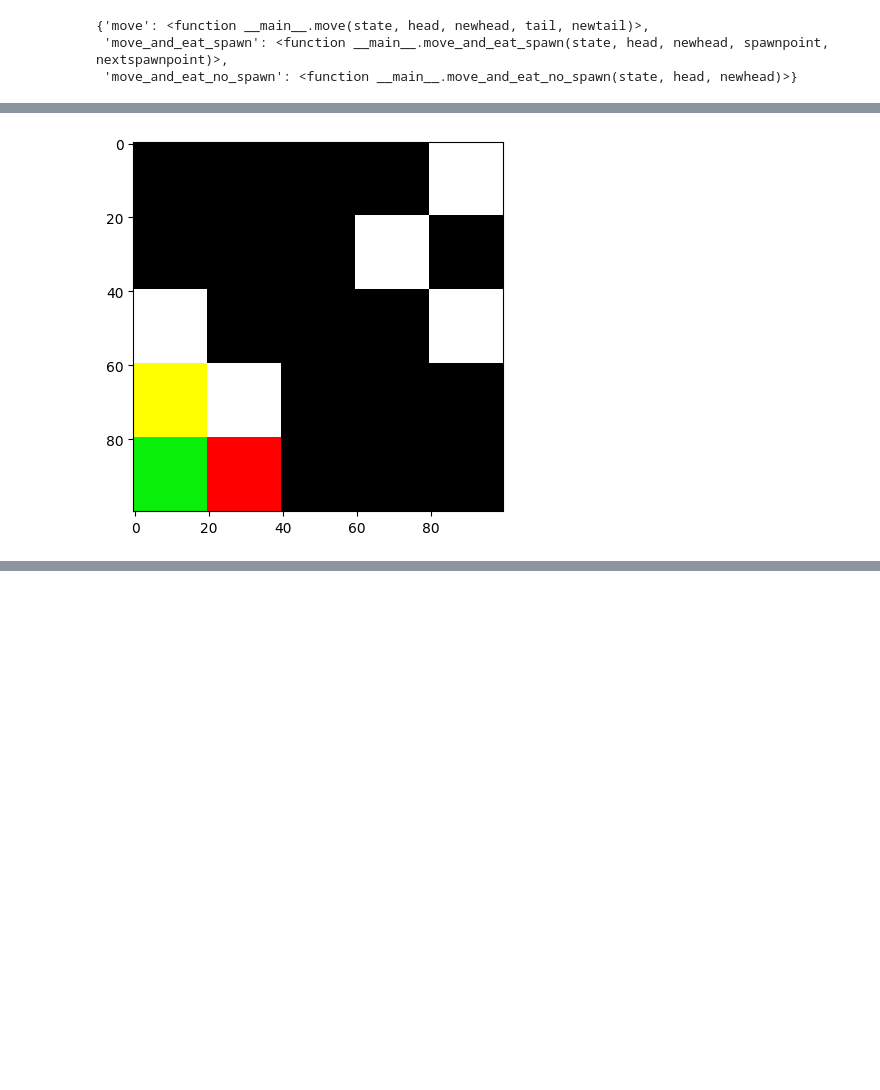
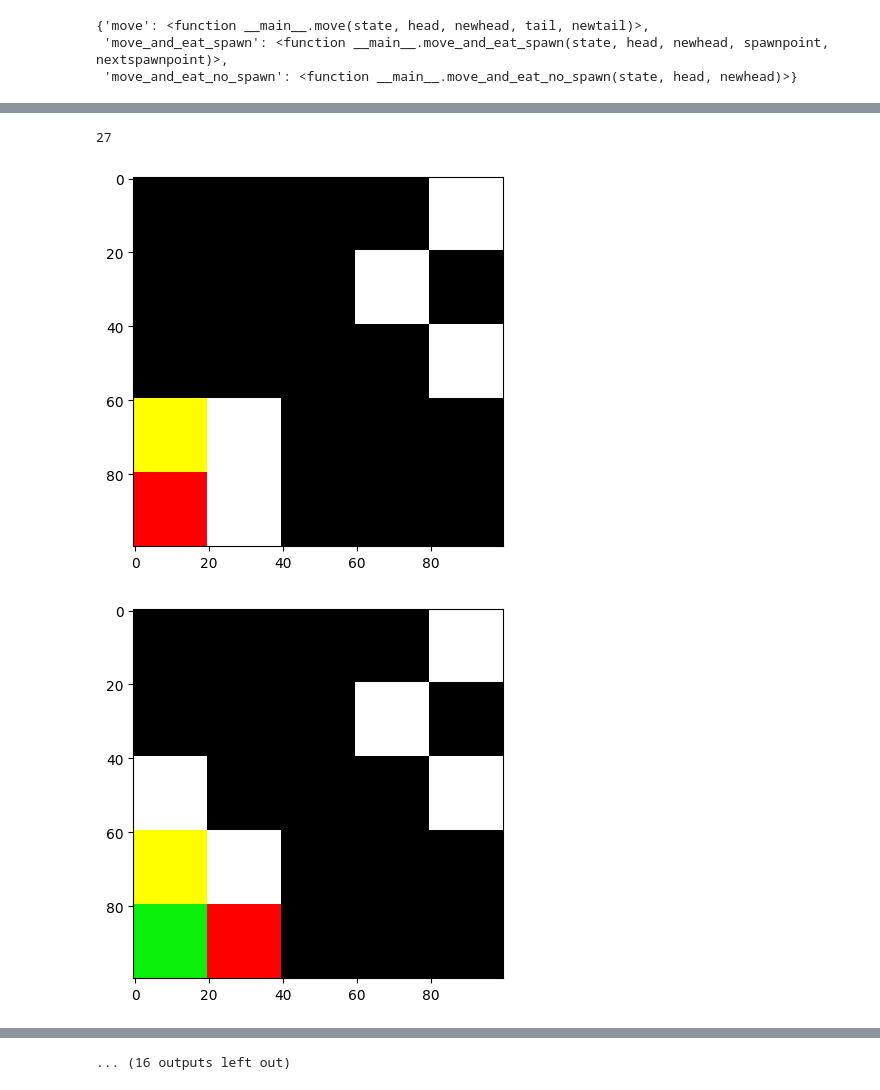
Before and after one commit to Vincent-La/cmsc722_project, a Jupyter notebook: snake_htn_planner.ipynb, the cells around one changed output, grey strips where cells are left out. Cells and saved outputs as stored; diff of their text form; code cells hidden in the pictures; blank space fills up the shorter version.

```diff
--- a/snake_htn_planner.ipynb
+++ b/snake_htn_planner.ipynb
@@ -158,6 +162,7 @@ State('rigid relations', types={'coord': ['pos0-0', 'pos0-1', 'pos0-2', 'pos0-3'
 # define initial state for p01
 if problem_name == "PDDLEnvSnake-v0":
     initial = gtpyhop.State('state0')
+    initial.grid_size = size
 
     # point adjacency relations
     isadjacent = {'dummypoint': []}
@@ -444,21 +602,21 @@ if problem_name == "PDDLEnvSnake-v0":
 
     multigoal = gtpyhop.Multigoal('multigoal')
     multigoal.ispoint = {
-        # 'pos0-4': None,
-        # 'pos3-1': None,
-        # 'pos1-3': None,
-        # 'pos2-4': None,
+        'pos0-4': False,
+        'pos3-1': False,
+        'pos1-3': False,
+        'pos2-4': False,
         'pos4-1': False,
-        # 'pos2-0': None,
-        # 'pos1-4': None,
-        # 'pos1-1': None,
-        # 'pos0-1': None,
-        # 'pos3-3': None,
-        # 'pos4-2': None,
-        # 'pos3-4': None,
-        # 'pos0-0': None,
-        # 'pos1-2': None,
-        # 'pos1-0': None,
+        'pos2-0': False,
+        'pos1-4': False,
+        'pos1-1': False,
+        'pos0-1': False,
+        'pos3-3': False,
+        'pos4-2': False,
+        'pos3-4': False,
+        'pos0-0': False,
+        'pos1-2': False,
+        'pos1-0': False,
     }
 
 gtpyhop.verbose = 3
@@ -509,6 +699,15 @@ plan
+# %%
+print(len(plan))
+# %% [output]
+27
 # %%
+plt.imshow(env.render())
+plt.show()
+
 for act in plan:
     obs, reward, done, truncated, debug_info = env.step(act)
     plt.imshow(env.render())
+    plt.show()
 # %% [output]
-[figure, old version]
+[figure, new version]
+[figure, added]
@@ -515,3 +724,4 @@ for act in plan:
+... (16 outputs left out)
 # %%
 # literal = initial.ispoint
 # print(len(literal))
```
Also changed, not shown: parts of 15 cells of this notebook, 2 other files.
